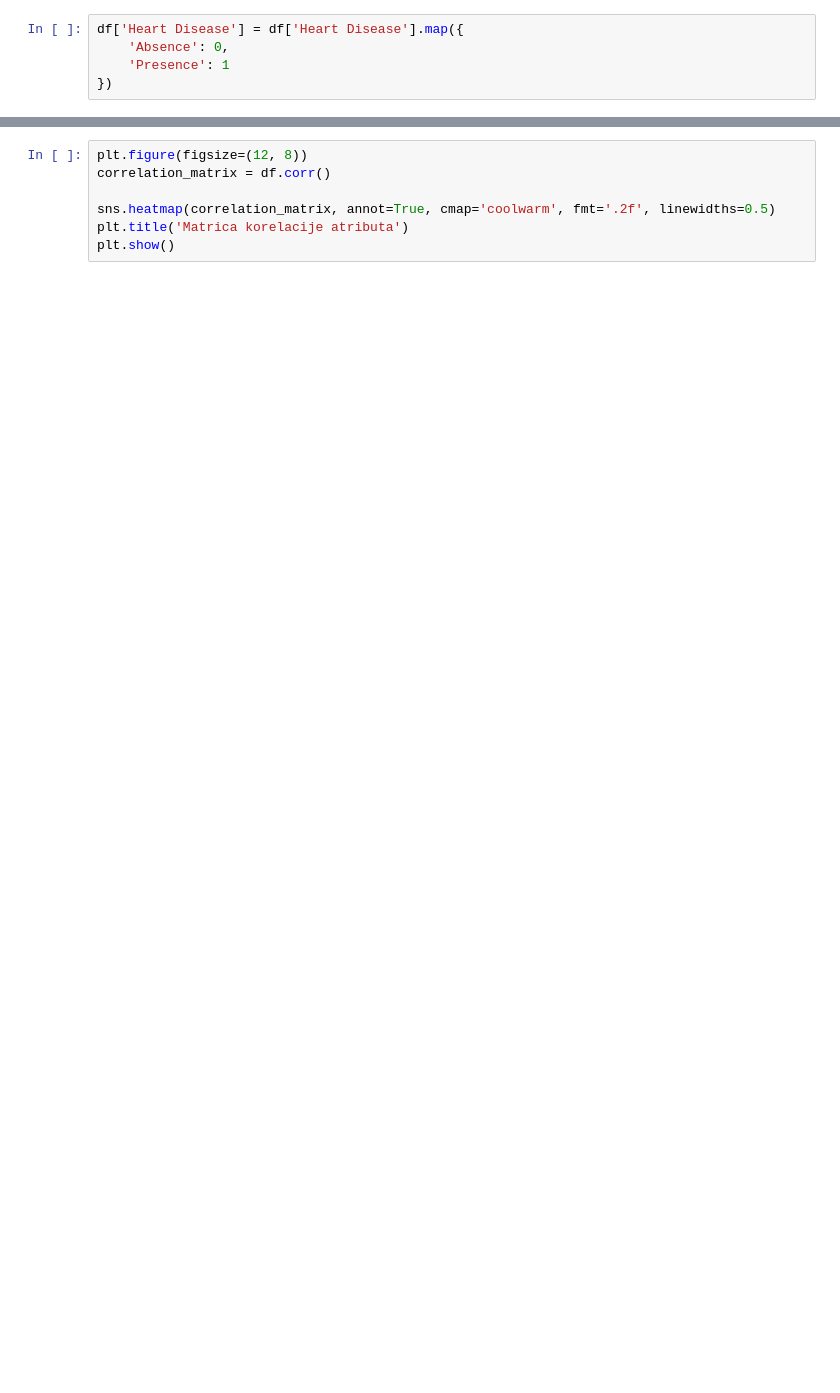
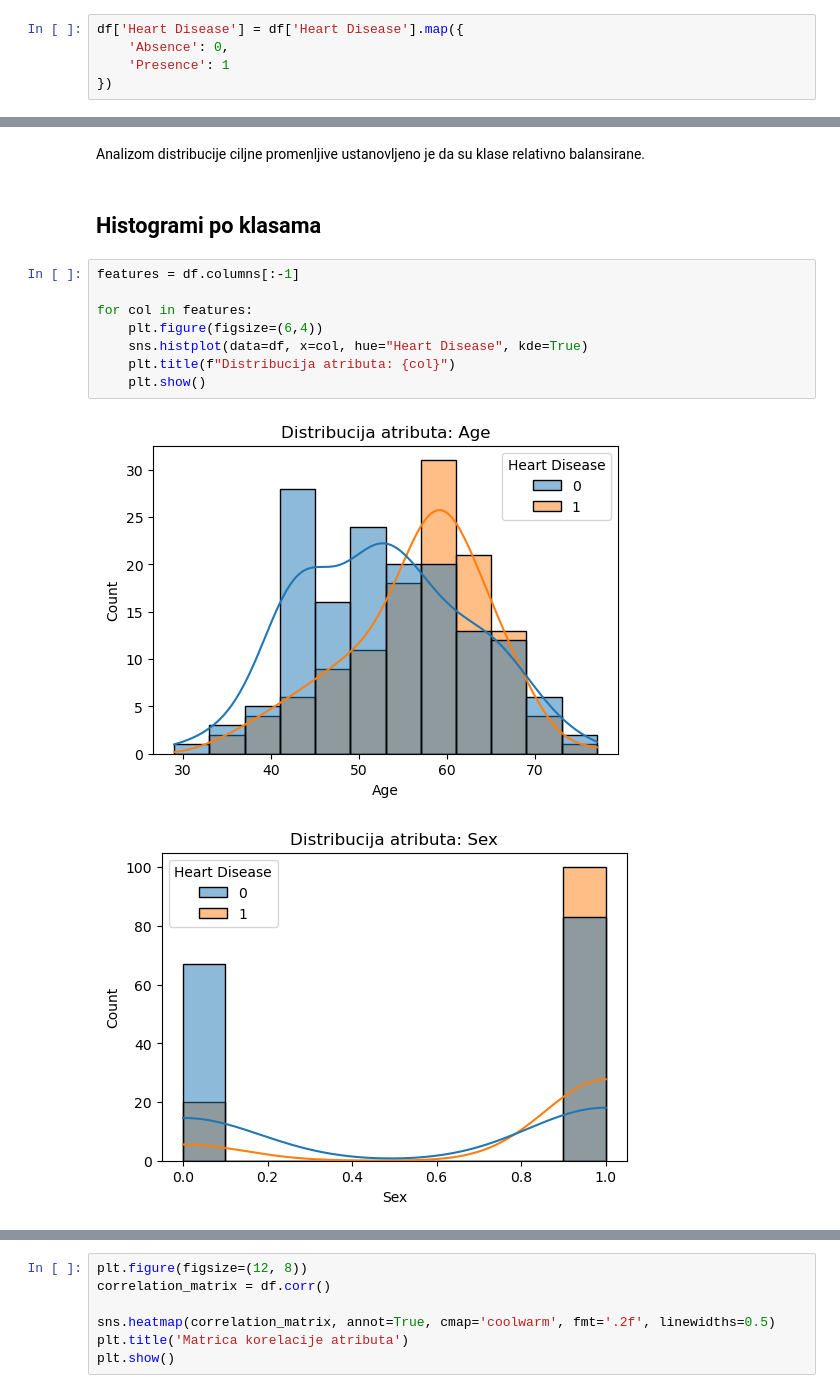
Before and after one commit to iva2410/prikupljanje-i-preobrada-inforamcija, a Jupyter notebook: featureselection.ipynb, the cells around one changed output, grey strips where cells are left out. Cells and saved outputs as stored; diff of their text form; blank space fills up the shorter version.

```diff
--- a/featureselection.ipynb
+++ b/featureselection.ipynb
@@ -94 +131,16 @@ plt.show()
 [figure]
+# %% [markdown]
+Analizom distribucije ciljne promenljive ustanovljeno je da su klase relativno balansirane.
+# %% [markdown]
+## Histogrami po klasama
+# %%
+features = df.columns[:-1]
+
+for col in features:
+    plt.figure(figsize=(6,4))
+    sns.histplot(data=df, x=col, hue="Heart Disease", kde=True)
+    plt.title(f"Distribucija atributa: {col}")
+    plt.show()
+# %% [output]
+[figure, added]
+[figure, added]
```
Also changed, not shown: parts of 38 cells of this notebook, 2 other files.
